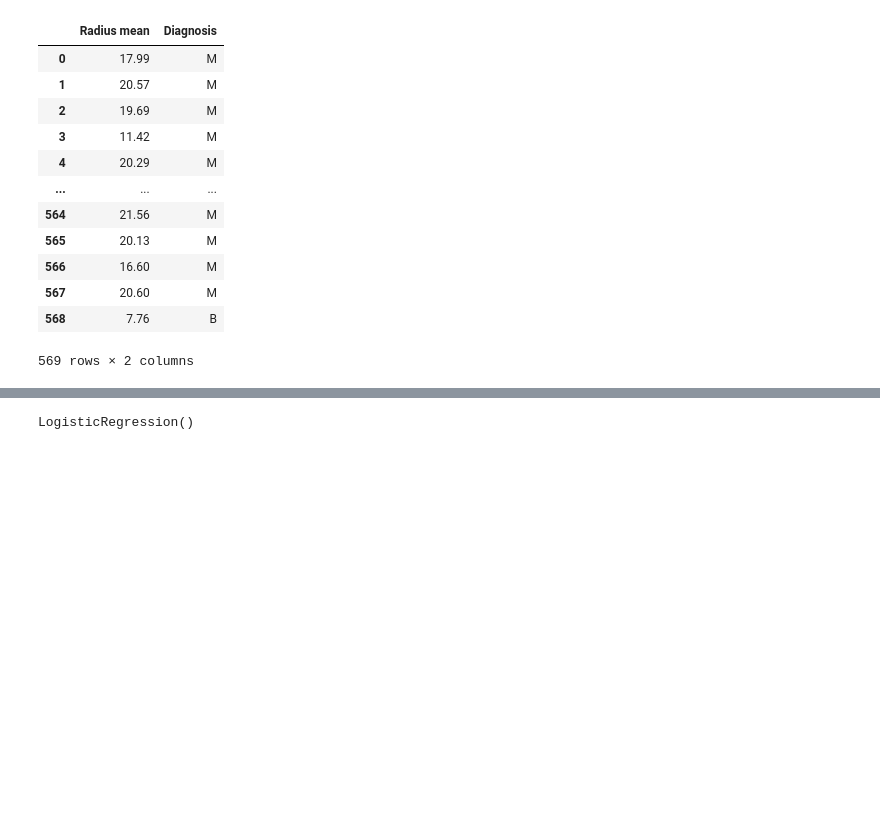
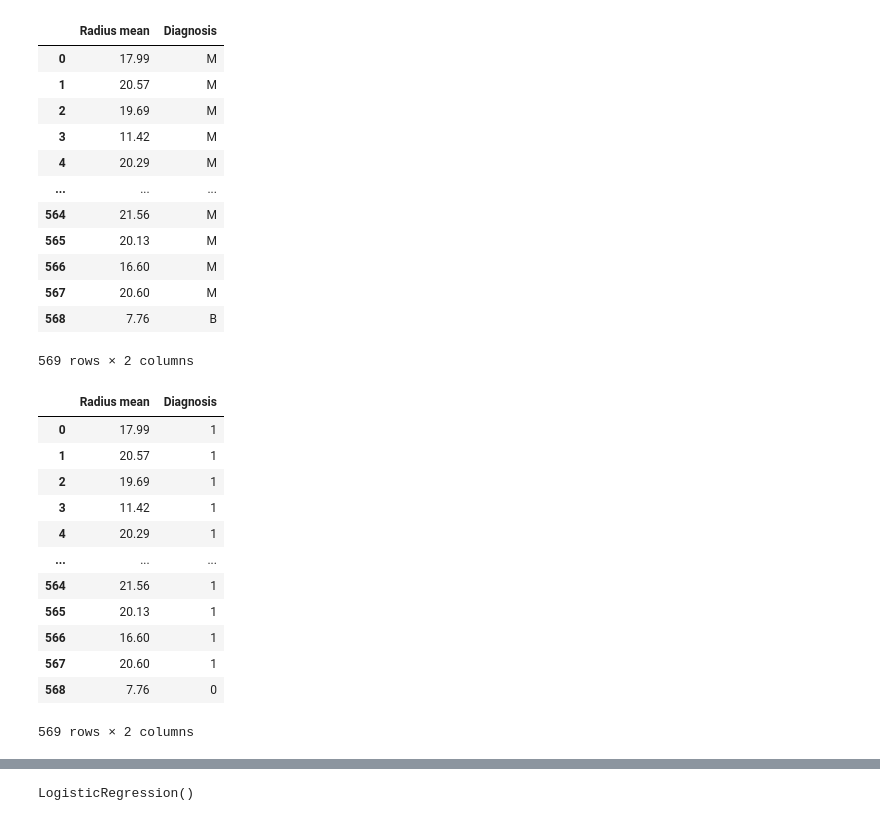
Before and after one commit to clearmindlearn/4510-Fall-2025, a Jupyter notebook: CH7-Regression/Ch7-5-LogReg.ipynb, the cells around one changed output, grey strips where cells are left out. Cells and saved outputs as stored; diff of their text form; code cells hidden in the pictures; blank space fills up the shorter version.

```diff
--- a/CH7-Regression/Ch7-5-LogReg.ipynb
+++ b/CH7-Regression/Ch7-5-LogReg.ipynb
@@ -12,7 +12,7 @@ import matplotlib.pyplot as plt
 from sklearn.linear_model import LogisticRegression
 # %%
 # Load the Wisconsin Breast Cancer dataset
-WBCD = pd.read_csv("/content/drive/MyDrive/Colab Notebooks/ZybookDataScience/Data/WisconsinBreastCancerDatabase.csv")
+WBCD = pd.read_csv("/content/drive/MyDrive/Colab Notebooks/4510/2025-Fall-Lecture/CH7-Regression/WisconsinBreastCancerDatabase.csv")
 WBCD.head()
 # %% [output]
 |  | ID | Diagnosis | Radius mean | Texture mean | Perimeter mean | Area mean | Smoothness mean | ... |
@@ -41,11 +41,25 @@ WBCD[['Radius mean', 'Diagnosis']]  # column subsetting - Extra credit problem.
 # %%
 WBCD.loc[WBCD['Diagnosis'] == 'M', 'Diagnosis']  # returns rows with Diagnosis == M and shows only Diaganosis column
 WBCD.loc[WBCD['Diagnosis'] == 'M', 'Diagnosis'] = 1 # Diaganois column becomes 1 if Dianosis == M --> replace M with 1
 
 
 
 WBCD.loc[WBCD['Diagnosis'] == 'B', 'Diagnosis'] = 0  # replace B with 0
-#WBCD.head()
+WBCD[['Radius mean', 'Diagnosis']]
+# %% [output]
+|  | Radius mean | Diagnosis |
+| 0 | 17.99 | 1 |
+| 1 | 20.57 | 1 |
+| 2 | 19.69 | 1 |
+| 3 | 11.42 | 1 |
+| 4 | 20.29 | 1 |
+| ... | ... | ... |
+| 564 | 21.56 | 1 |
+| 565 | 20.13 | 1 |
+| 566 | 16.60 | 1 |
+| 567 | 20.60 | 1 |
+| 568 | 7.76 | 0 |
+569 rows × 2 columns
 # %%
 # Store relevant columns as variables
 X = WBCD[['Radius mean']].values.reshape(-1, 1)
```
Also changed, not shown: parts of 3 cells of this notebook, 4 other files.
